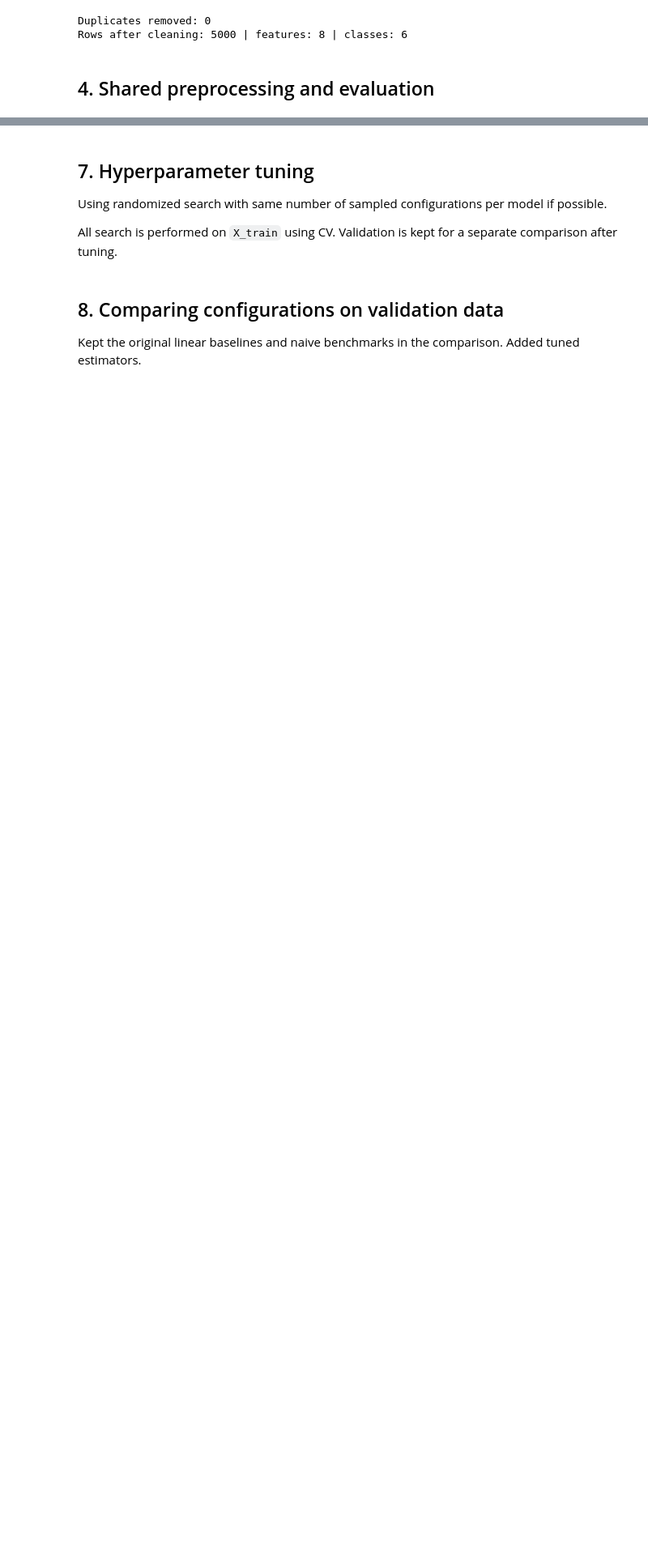
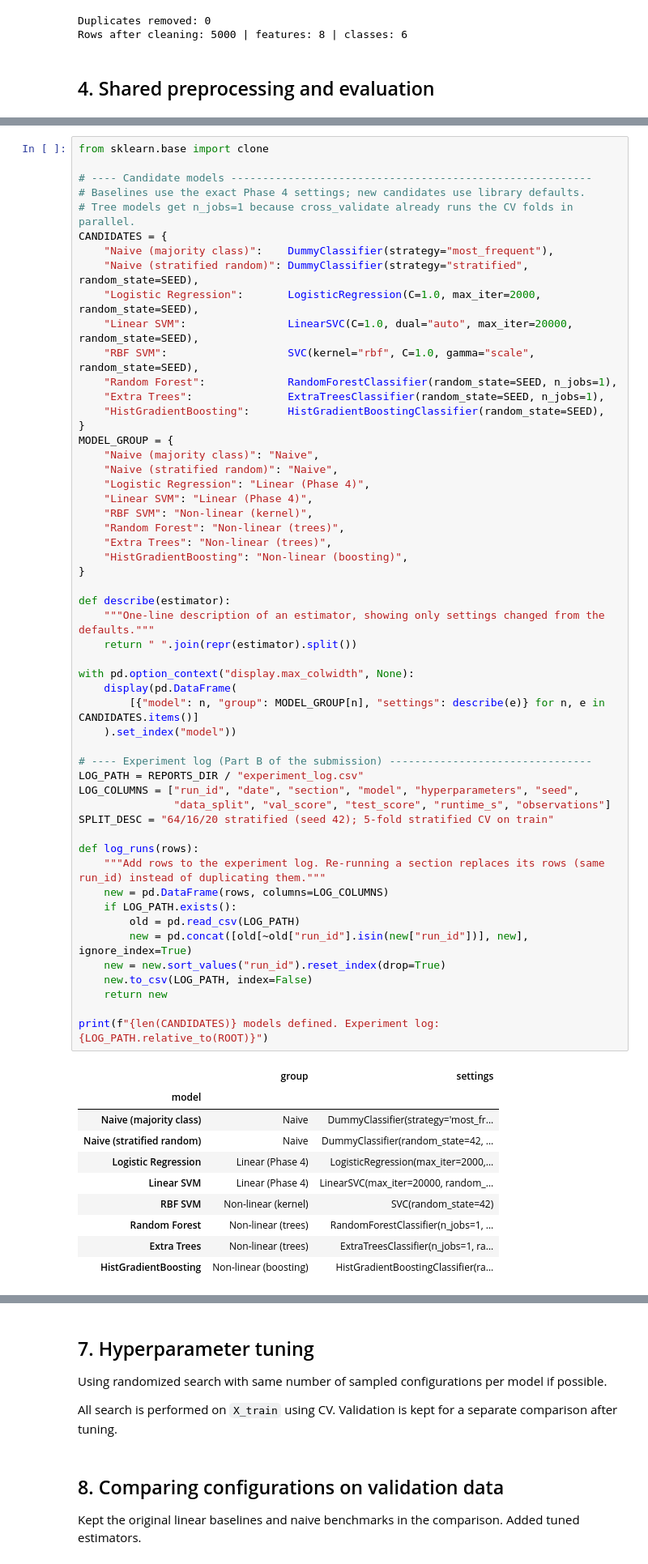
Before and after one commit to justinseeuoit/machine-learning-course-project, a Jupyter notebook: notebooks/3.0-experiments.ipynb, the cells around one changed output, grey strips where cells are left out. Shown at 81% size. Drawn from its saved outputs; the diff is of its cells as text; blank space fills up the shorter version.

```diff
--- a/notebooks/3.0-experiments.ipynb
+++ b/notebooks/3.0-experiments.ipynb
@@ -315,0 +333,64 @@ The two naive classifiers and the linear baselines from the previous stage are r
+# %%
+from sklearn.base import clone
+
+# ---- Candidate models ---------------------------------------------------------
+# Baselines use the exact Phase 4 settings; new candidates use library defaults.
+# Tree models get n_jobs=1 because cross_validate already runs the CV folds in parallel.
+CANDIDATES = {
+    "Naive (majority class)":    DummyClassifier(strategy="most_frequent"),
+    "Naive (stratified random)": DummyClassifier(strategy="stratified", random_state=SEED),
+    "Logistic Regression":       LogisticRegression(C=1.0, max_iter=2000, random_state=SEED),
+    "Linear SVM":                LinearSVC(C=1.0, dual="auto", max_iter=20000, random_state=SEED),
+    "RBF SVM":                   SVC(kernel="rbf", C=1.0, gamma="scale", random_state=SEED),
+    "Random Forest":             RandomForestClassifier(random_state=SEED, n_jobs=1),
+    "Extra Trees":               ExtraTreesClassifier(random_state=SEED, n_jobs=1),
+    "HistGradientBoosting":      HistGradientBoostingClassifier(random_state=SEED),
+}
+MODEL_GROUP = {
+    "Naive (majority class)": "Naive",
+    "Naive (stratified random)": "Naive",
+    "Logistic Regression": "Linear (Phase 4)",
+    "Linear SVM": "Linear (Phase 4)",
+    "RBF SVM": "Non-linear (kernel)",
+    "Random Forest": "Non-linear (trees)",
+    "Extra Trees": "Non-linear (trees)",
+    "HistGradientBoosting": "Non-linear (boosting)",
+}
+
+def describe(estimator):
+    """One-line description of an estimator, showing only settings changed from the defaults."""
+    return " ".join(repr(estimator).split())
+
+with pd.option_context("display.max_colwidth", None):
+    display(pd.DataFrame(
+        [{"model": n, "group": MODEL_GROUP[n], "settings": describe(e)} for n, e in CANDIDATES.items()]
+    ).set_index("model"))
+
+# ---- Experiment log (Part B of the submission) --------------------------------
+LOG_PATH = REPORTS_DIR / "experiment_log.csv"
+LOG_COLUMNS = ["run_id", "date", "section", "model", "hyperparameters", "seed",
+               "data_split", "val_score", "test_score", "runtime_s", "observations"]
+SPLIT_DESC = "64/16/20 stratified (seed 42); 5-fold stratified CV on train"
+
+def log_runs(rows):
+    """Add rows to the experiment log. Re-running a section replaces its rows (same run_id) instead of duplicating them."""
+    new = pd.DataFrame(rows, columns=LOG_COLUMNS)
+    if LOG_PATH.exists():
+        old = pd.read_csv(LOG_PATH)
+        new = pd.concat([old[~old["run_id"].isin(new["run_id"])], new], ignore_index=True)
+    new = new.sort_values("run_id").reset_index(drop=True)
+    new.to_csv(LOG_PATH, index=False)
+    return new
+
+print(f"{len(CANDIDATES)} models defined. Experiment log: {LOG_PATH.relative_to(ROOT)}")
+# %% [output]
+|  | group | settings |
+| model |  |  |
+| Naive (majority class) | Naive | DummyClassifier(strategy='most_fr... |
+| Naive (stratified random) | Naive | DummyClassifier(random_state=42, ... |
+| Logistic Regression | Linear (Phase 4) | LogisticRegression(max_iter=2000,... |
+| Linear SVM | Linear (Phase 4) | LinearSVC(max_iter=20000, random_... |
+| RBF SVM | Non-linear (kernel) | SVC(random_state=42) |
+| Random Forest | Non-linear (trees) | RandomForestClassifier(n_jobs=1, ... |
+| Extra Trees | Non-linear (trees) | ExtraTreesClassifier(n_jobs=1, ra... |
+| HistGradientBoosting | Non-linear (boosting) | HistGradientBoostingClassifier(ra... |
```
Also changed, not shown: parts of 8 cells of this notebook, 3 other files.
